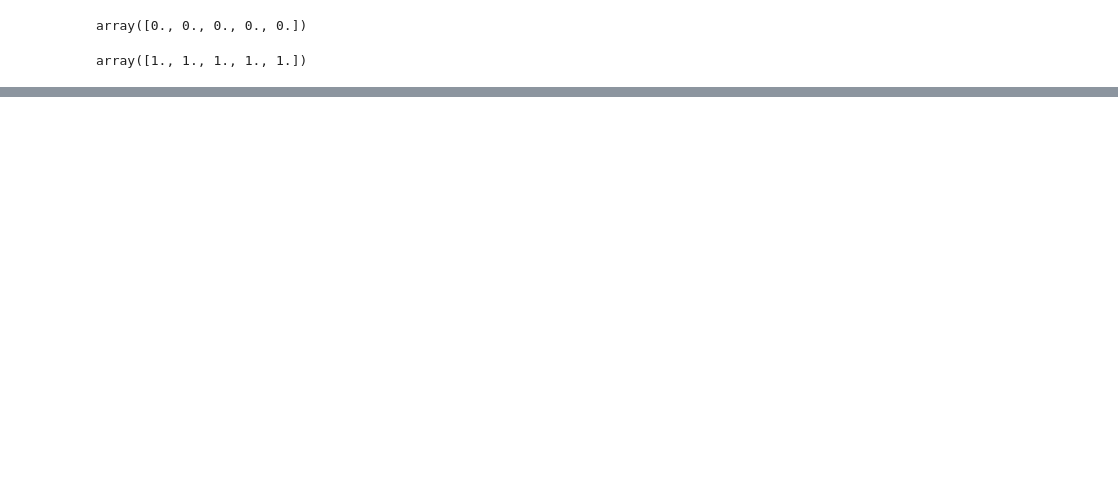
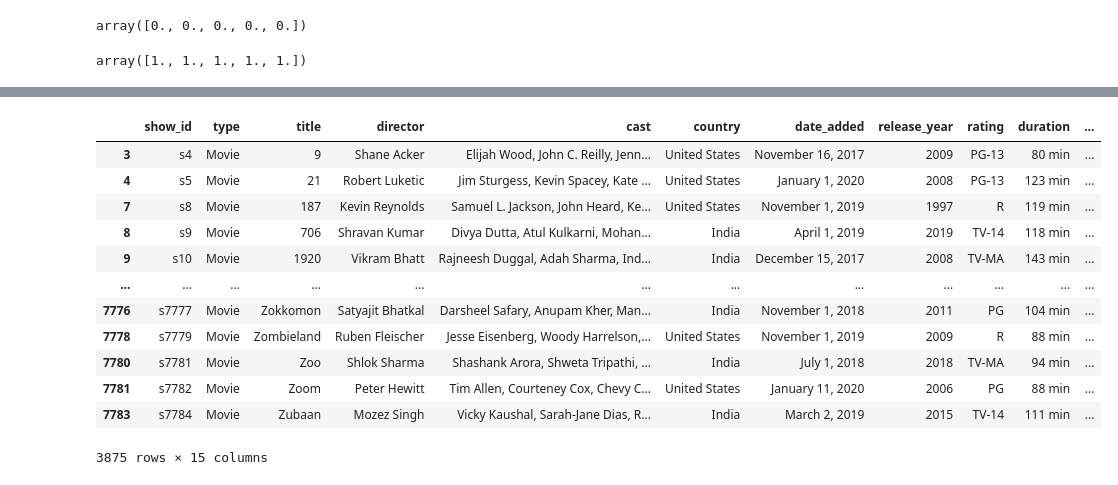
Before and after one commit to Ranyaron/DS_Numpy_Matplotlib_Scikit-learn_11_02_2021, a Jupyter notebook: HW_1,2_Вычисления_с_помощью_Numpy_Работа_с_данными_в_Pandas.ipynb, the cells around one changed output, grey strips where cells are left out. Drawn from its saved outputs; the diff is of its cells as text; code cells hidden in the pictures; blank space fills up the shorter version.

```diff
--- a/HW_1,2_Вычисления_с_помощью_Numpy_Работа_с_данными_в_Pandas.ipynb
+++ b/HW_1,2_Вычисления_с_помощью_Numpy_Работа_с_данными_в_Pandas.ipynb
@@ -208,0 +380,3 @@ array([1., 1., 1., 1., 1.])
+# %%
+nt = pd.read_csv('/content/drive/MyDrive/Colab Notebooks/netflix_titles.csv')
+nt.head()
@@ -208,0 +432,12 @@ array([1., 1., 1., 1., 1.])
+# %%
+nt["year_added"] = nt["date_added"]
+
+idx = 0
+for i in nt["date_added"]:
+  try:
+    nt["year_added"].iloc[idx] = nt["date_added"].iloc[idx].split(' ')[2]
+    idx += 1
+  except AttributeError:
+    continue
+
+nt["year_added"]
@@ -208,0 +461,12 @@ array([1., 1., 1., 1., 1.])
+# %%
+nt["month_added"] = nt["date_added"]
+
+idx = 0
+for i in nt["date_added"]:
+  try:
+    nt["month_added"].iloc[idx] = nt["date_added"].iloc[idx].split(' ')[0]
+    idx += 1
+  except AttributeError:
+    continue
+
+nt["month_added"]
@@ -208,0 +490,12 @@ array([1., 1., 1., 1., 1.])
+# %%
+nt["day_added"] = nt["date_added"]
+
+idx = 0
+for i in nt["date_added"]:
+  try:
+    nt["day_added"].iloc[idx] = nt["date_added"].iloc[idx].split(' ')[1]
+    idx += 1
+  except AttributeError:
+    continue
+
+nt["day_added"]
@@ -208,0 +525,17 @@ array([1., 1., 1., 1., 1.])
+# %%
+result_nt = nt[(nt["country"] == "United States") | (nt["country"] == "India") | (nt["country"] == "United Kingdom")]
+result_nt
+# %% [output]
+|  | show_id | type | title | director | cast | country | date_added | release_year | rating | duration | ... |
+| 3 | s4 | Movie | 9 | Shane Acker | Elijah Wood, John C. Reilly, Jenn... | United States | November 16, 2017 | 2009 | PG-13 | 80 min | ... |
+| 4 | s5 | Movie | 21 | Robert Luketic | Jim Sturgess, Kevin Spacey, Kate ... | United States | January 1, 2020 | 2008 | PG-13 | 123 min | ... |
+| 7 | s8 | Movie | 187 | Kevin Reynolds | Samuel L. Jackson, John Heard, Ke... | United States | November 1, 2019 | 1997 | R | 119 min | ... |
+| 8 | s9 | Movie | 706 | Shravan Kumar | Divya Dutta, Atul Kulkarni, Mohan... | India | April 1, 2019 | 2019 | TV-14 | 118 min | ... |
+| 9 | s10 | Movie | 1920 | Vikram Bhatt | Rajneesh Duggal, Adah Sharma, Ind... | India | December 15, 2017 | 2008 | TV-MA | 143 min | ... |
+| ... | ... | ... | ... | ... | ... | ... | ... | ... | ... | ... | ... |
+| 7776 | s7777 | Movie | Zokkomon | Satyajit Bhatkal | Darsheel Safary, Anupam Kher, Man... | India | November 1, 2018 | 2011 | PG | 104 min | ... |
+| 7778 | s7779 | Movie | Zombieland | Ruben Fleischer | Jesse Eisenberg, Woody Harrelson,... | United States | November 1, 2019 | 2009 | R | 88 min | ... |
+| 7780 | s7781 | Movie | Zoo | Shlok Sharma | Shashank Arora, Shweta Tripathi, ... | India | July 1, 2018 | 2018 | TV-MA | 94 min | ... |
+| 7781 | s7782 | Movie | Zoom | Peter Hewitt | Tim Allen, Courteney Cox, Chevy C... | United States | January 11, 2020 | 2006 | PG | 88 min | ... |
+| 7783 | s7784 | Movie | Zubaan | Mozez Singh | Vicky Kaushal, Sarah-Jane Dias, R... | India | March 2, 2019 | 2015 | TV-14 | 111 min | ... |
+3875 rows × 15 columns
```
Also changed, not shown: parts of 47 cells of this notebook.
